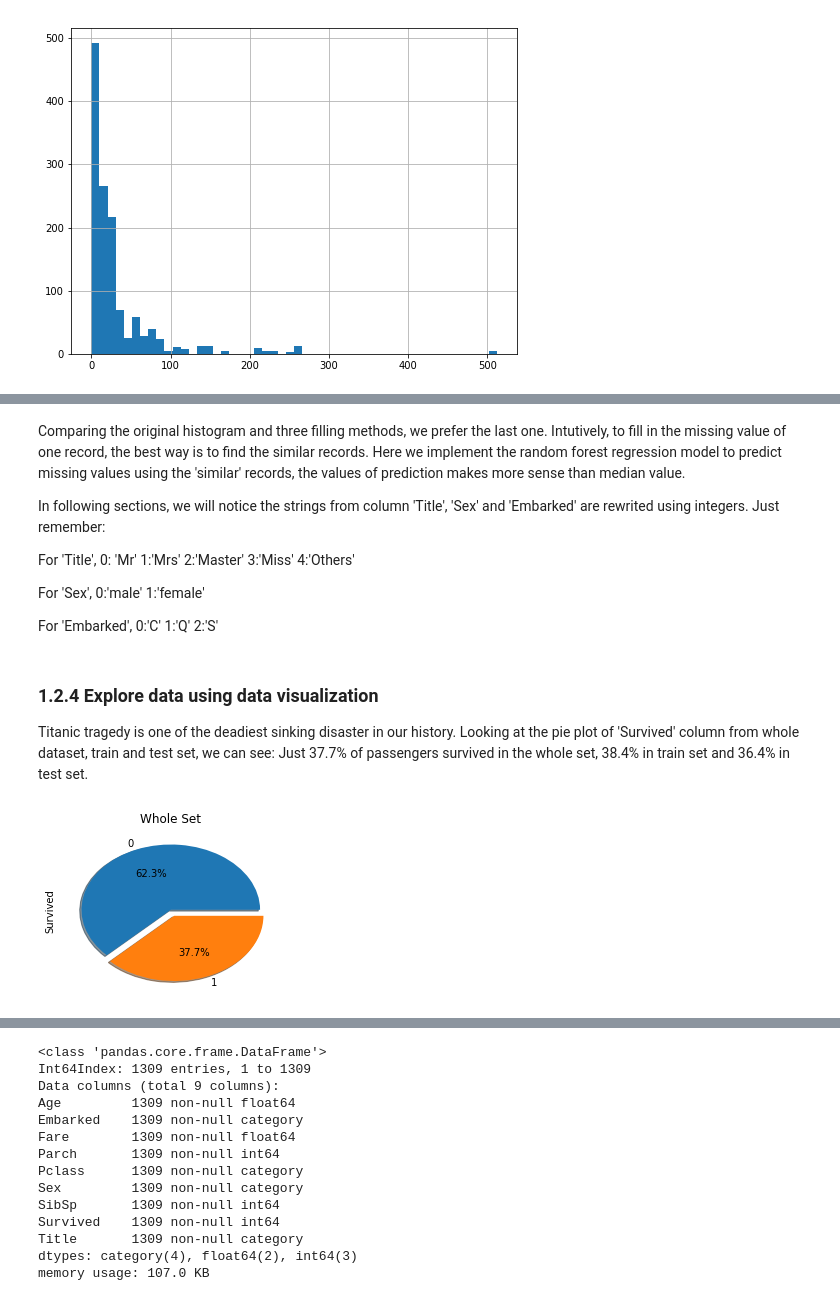
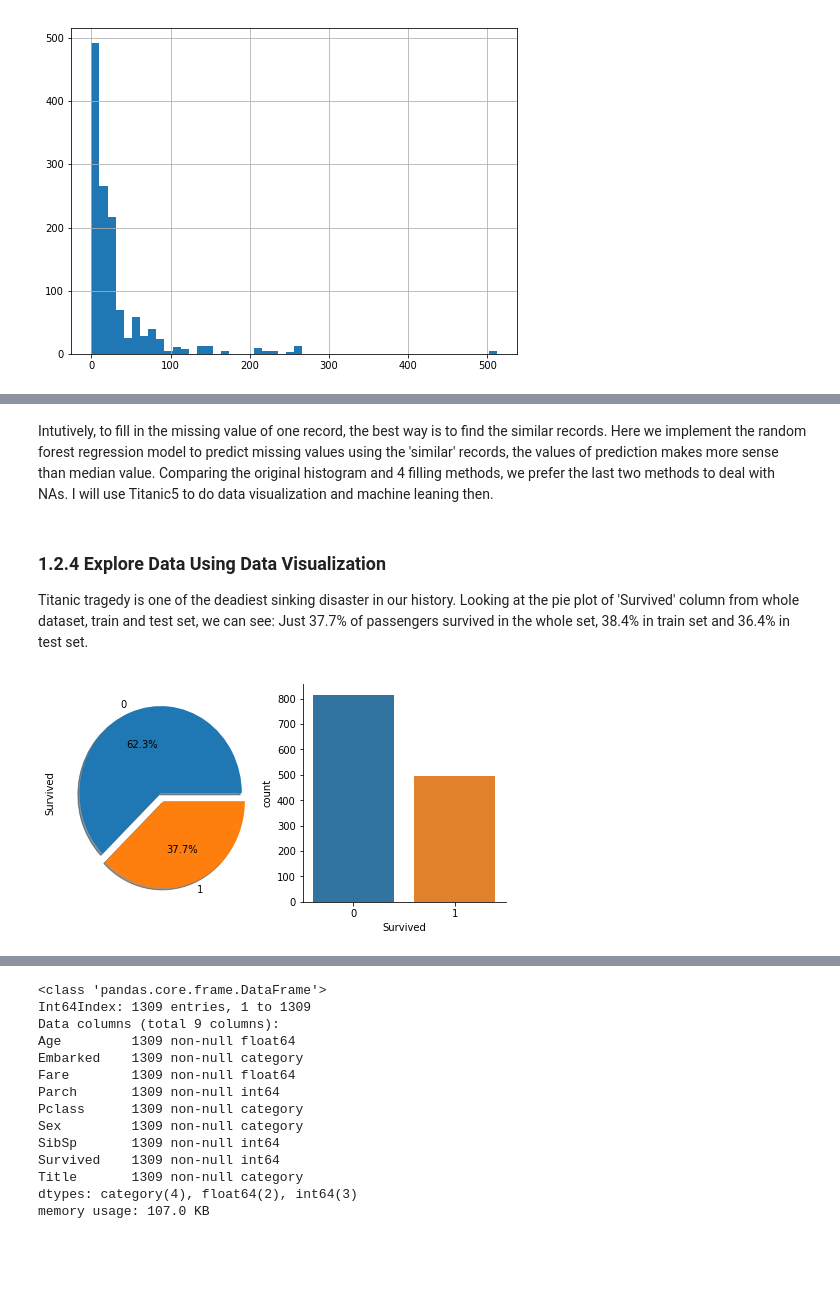
Before and after one commit to CoolGIRLCOCO/Project-Titantic-Survival-Prediction-ToBContinuted, a Jupyter notebook: Predict Survival on Titanic Datasets Using Classification Methods(Part 1).ipynb, the cells around one changed output, grey strips where cells are left out. Saved outputs shown, nothing was run; the diff lists cells and outputs as text; code cells hidden in the pictures; blank space fills up the shorter version.

```diff
--- a/Predict Survival on Titanic Datasets Using Classification Methods(Part 1).ipynb
+++ b/Predict Survival on Titanic Datasets Using Classification Methods(Part 1).ipynb
@@ -466,31 +490,20 @@ plt.show()
 # %% [markdown]
-Comparing the original histogram and three filling methods, we prefer the last one. Intutively, to fill in the missing value of one record, the best way is to find the similar records. Here we implement the random forest regression model to predict missing values using the 'similar' records, the values of prediction makes more sense than median value.
-
-In following sections, we will notice the strings from column 'Title', 'Sex' and 'Embarked' are rewrited using integers. Just remember:
-
-For 'Title', 0: 'Mr'  1:'Mrs'  2:'Master'  3:'Miss'  4:'Others'
-
-For 'Sex', 0:'male'  1:'female'
-
-For 'Embarked', 0:'C'  1:'Q'  2:'S'
+Intutively, to fill in the missing value of one record, the best way is to find the similar records. Here we implement the random forest regression model to predict missing values using the 'similar' records, the values of prediction makes more sense than median value. Comparing the original histogram and 4 filling methods, we prefer the last two methods to deal with NAs. I will use Titanic5 to do data visualization and machine leaning then.
 # %% [markdown]
-### 1.2.4 Explore data using data visualization
+### 1.2.4 Explore Data Using Data Visualization
 
 Titanic tragedy is one of the deadiest sinking disaster in our history. Looking at the pie plot of 'Survived' column from whole dataset, train and test set, we can see: Just 37.7% of passengers survived in the whole set, 38.4% in train set and 36.4% in test set.
-# %%
-#f,ax=plt.subplots(1,3,figsize=(15,3))
-f,ax=plt.subplots(figsize=(4,3))
-#Titanic['Survived'].value_counts().plot.pie(explode=[0,0.1],ax = ax[0],autopct='%1.1f%%',shadow=True)
-Titanic4['Survived'].value_counts().plot.pie(explode=[0,0.1],autopct='%1.1f%%',shadow=True)
-#ax[0].set_title('Whole Set')
-ax.set_title('Whole Set')
-#Trainset['Survived'].value_counts().plot.pie(explode=[0,0.1],ax = ax[1],autopct='%1.1f%%',shadow=True)
-#ax[1].set_title('Train Set')
-#Testset['Survived'].value_counts().plot.pie(explode=[0,0.1],ax = ax[2],autopct='%1.1f%%',shadow=True)
-#ax[2].set_title('Test Set')
-plt.show()
-# %% [output]
-[figure, removed]
+# %%
+f,ax=plt.subplots(1,2,figsize=(8,4))
+Titanic4['Survived'].value_counts().plot.pie(explode=[0,0.1],ax = ax[0],autopct='%1.1f%%',shadow=True)
+sns.countplot(x = 'Survived',data = Titanic5,ax = ax[1])
+
+ax[1].spines['top'].set_visible(False)
+ax[1].spines['right'].set_visible(False)
+
+plt.show()
+# %% [output]
+[figure, added]
 # %% [markdown]
 It is evident that not many passengers survived the accident. We need to dig down more to get better insights from the data and see which categories of the passengers did survive and who didn't. We will try to check the survival rate by using the different features of the dataset. Some of the features being Sex, Port Of Embarcation, Age,etc. We plan to deal with them based on different feature types: continuous, ordinary or categorical.
 
```
Also changed, not shown: parts of 20 cells of this notebook.
